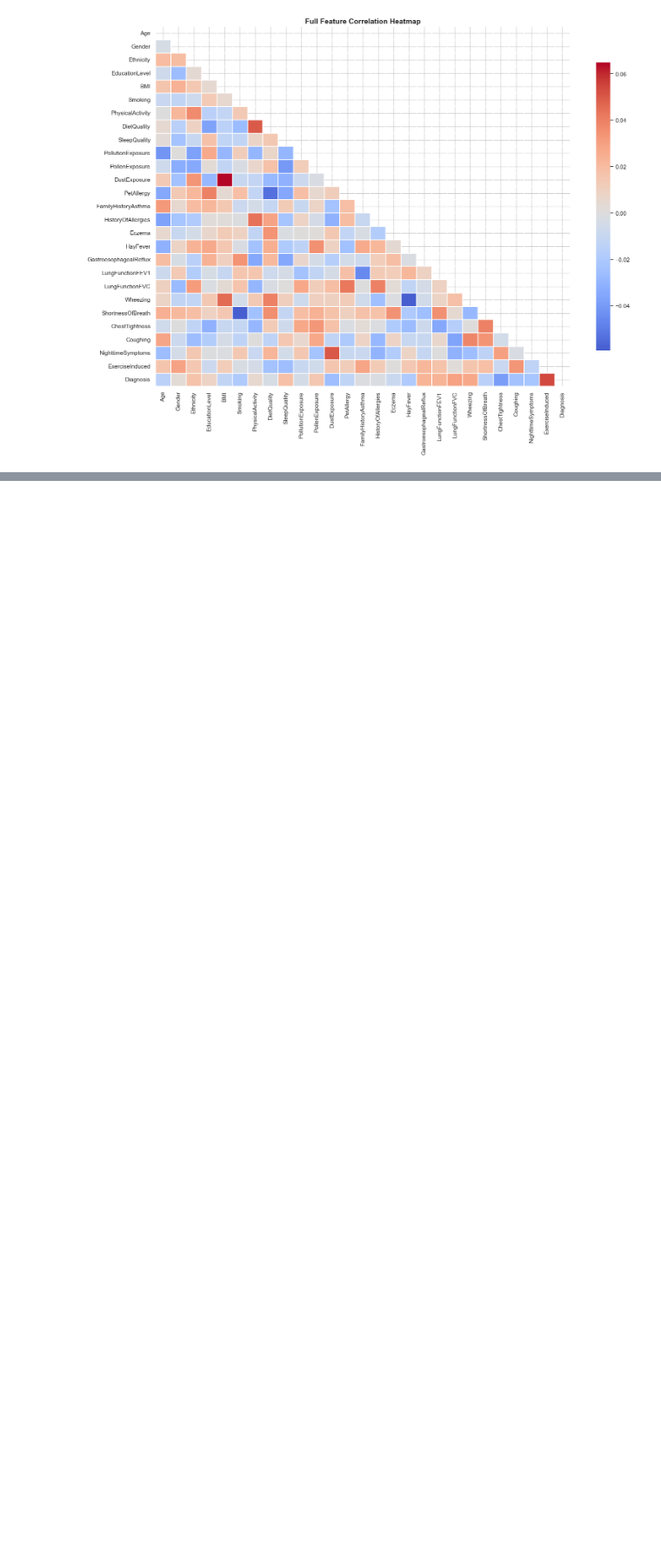
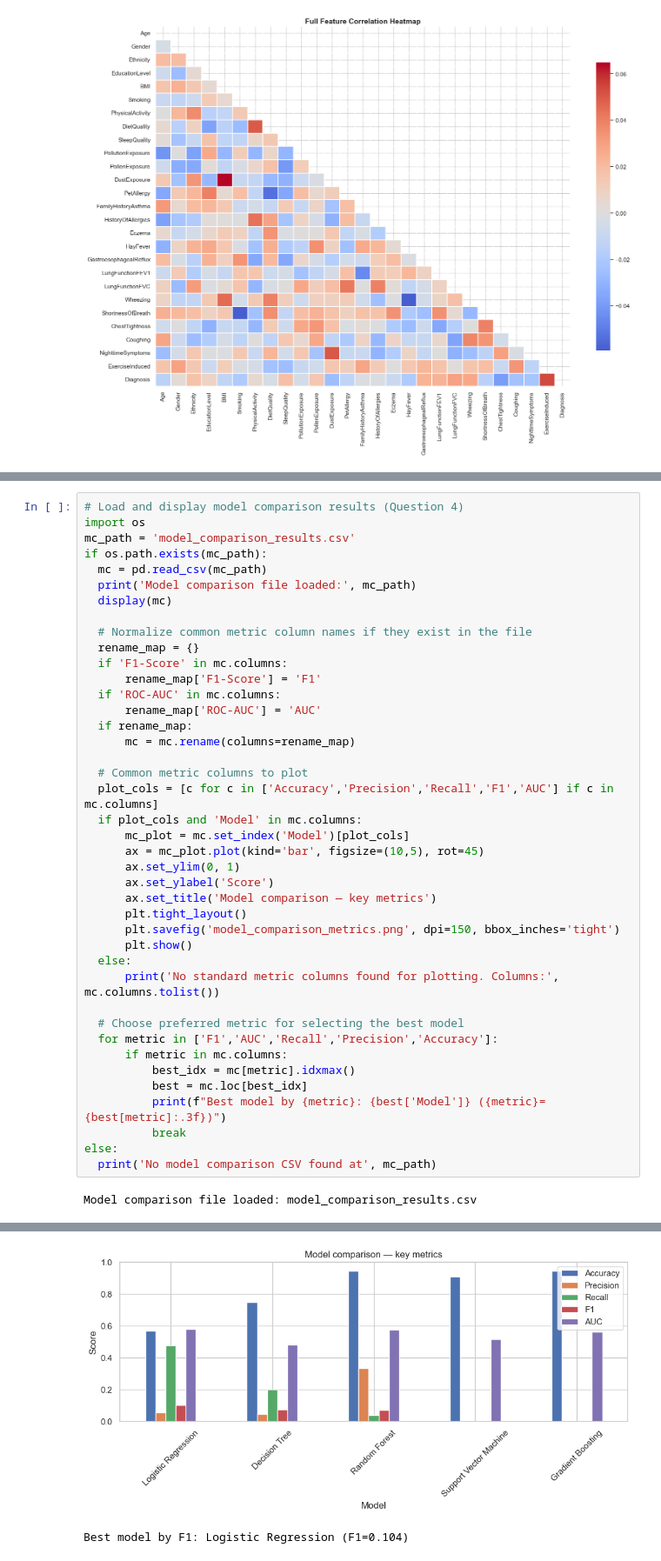
Before and after one commit to angelobinonggo/IT325-EDA-Planning, a Jupyter notebook: EDA_Planning_Activity2.ipynb, the cells around one changed output, grey strips where cells are left out. Shown at 87% size. Saved outputs shown, nothing was run; the diff lists cells and outputs as text; blank space fills up the shorter version.

```diff
--- a/EDA_Planning_Activity2.ipynb
+++ b/EDA_Planning_Activity2.ipynb
@@ -465,0 +469,43 @@ plt.show()
+# %%
+# Load and display model comparison results (Question 4)
+import os
+mc_path = 'model_comparison_results.csv'
+if os.path.exists(mc_path):
+  mc = pd.read_csv(mc_path)
+  print('Model comparison file loaded:', mc_path)
+  display(mc)
+
+  # Normalize common metric column names if they exist in the file
+  rename_map = {}
+  if 'F1-Score' in mc.columns:
+      rename_map['F1-Score'] = 'F1'
+  if 'ROC-AUC' in mc.columns:
+      rename_map['ROC-AUC'] = 'AUC'
+  if rename_map:
+      mc = mc.rename(columns=rename_map)
+
+  # Common metric columns to plot
+  plot_cols = [c for c in ['Accuracy','Precision','Recall','F1','AUC'] if c in mc.columns]
+  if plot_cols and 'Model' in mc.columns:
+      mc_plot = mc.set_index('Model')[plot_cols]
+      ax = mc_plot.plot(kind='bar', figsize=(10,5), rot=45)
+      ax.set_ylim(0, 1)
+      ax.set_ylabel('Score')
+      ax.set_title('Model comparison — key metrics')
+      plt.tight_layout()
+      plt.savefig('model_comparison_metrics.png', dpi=150, bbox_inches='tight')
+      plt.show()
+  else:
+      print('No standard metric columns found for plotting. Columns:', mc.columns.tolist())
+
+  # Choose preferred metric for selecting the best model
+  for metric in ['F1','AUC','Recall','Precision','Accuracy']:
+      if metric in mc.columns:
+          best_idx = mc[metric].idxmax()
+          best = mc.loc[best_idx]
+          print(f"Best model by {metric}: {best['Model']} ({metric}={best[metric]:.3f})")
+          break
+else:
+  print('No model comparison CSV found at', mc_path)
+# %% [output]
+Model comparison file loaded: model_comparison_results.csv
@@ -465,0 +518,2 @@ plt.show()
+[figure, added]
+Best model by F1: Logistic Regression (F1=0.104)
```
Also changed, not shown: parts of 20 cells of this notebook, 10 other files.
